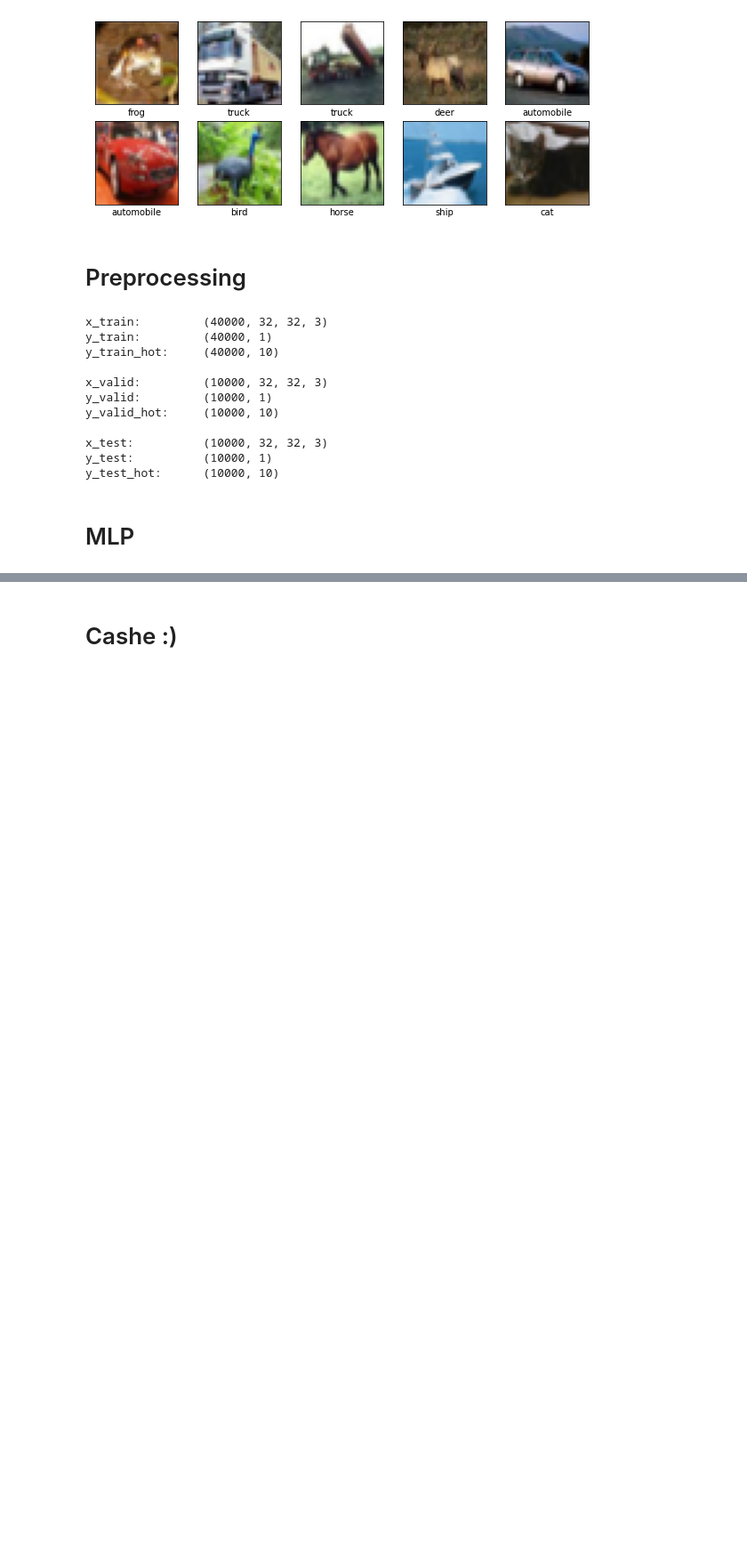
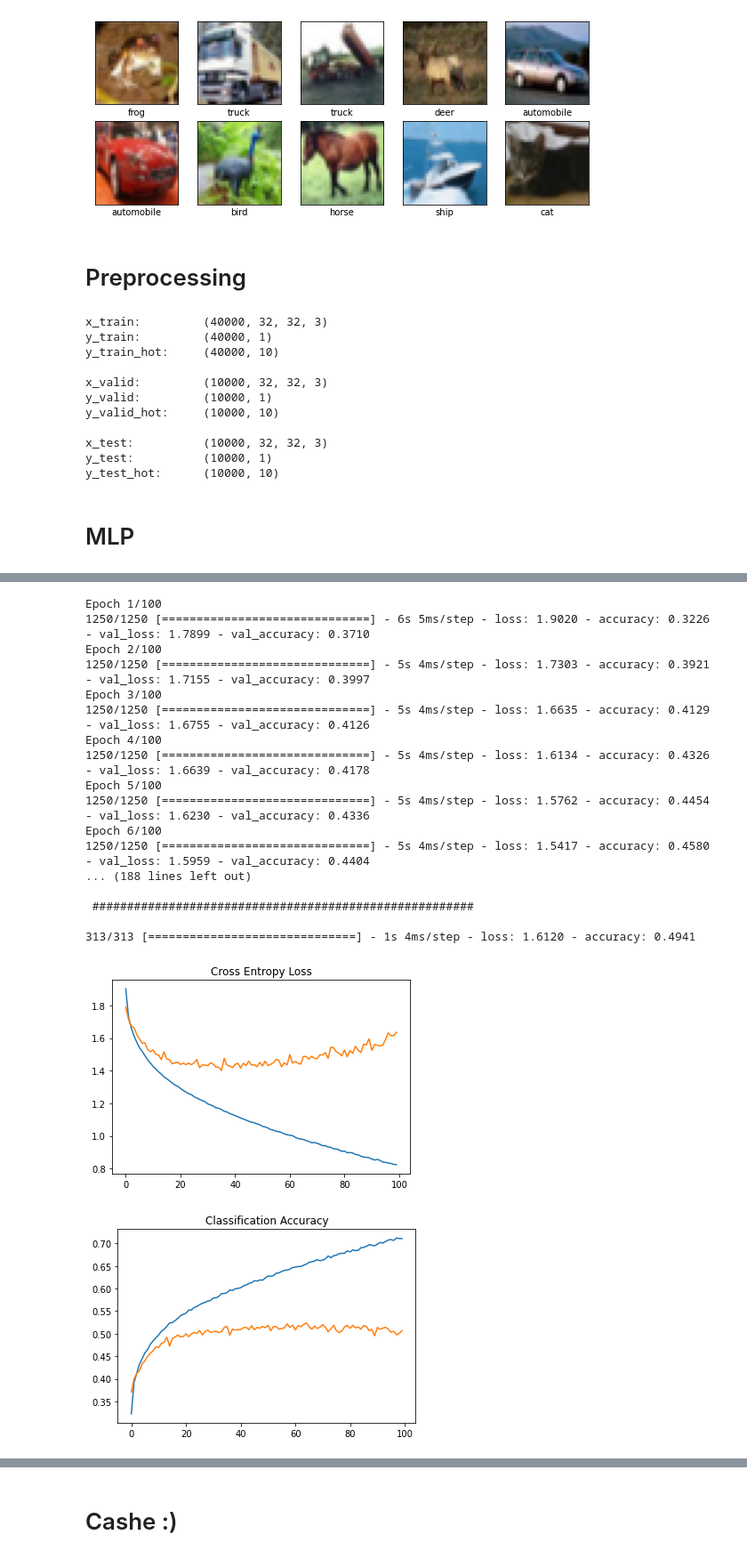
Before and after one commit to milad-s5/DL_HW2, a Jupyter notebook: DL_HW2.ipynb, the cells around one changed output, grey strips where cells are left out. Shown at 89% size. Saved outputs shown, nothing was run; the diff lists cells and outputs as text; code cells hidden in the pictures; blank space fills up the shorter version.

```diff
--- a/DL_HW2.ipynb
+++ b/DL_HW2.ipynb
@@ -152,0 +180,39 @@ Epoch 100/100
+# %%
+model = Sequential()    # actually tf.keras.models.Sequential
+
+model.add(Flatten(input_shape = x_train.shape[1:]))
+model.add(Dense(128, activation = 'relu'))
+model.add(Dense(10, activation = 'softmax'))
+
+# ===================================================================
+opt = SGD(learning_rate=0.001, momentum=0.9)
+model.compile(optimizer = opt, loss = 'categorical_crossentropy', metrics = 'accuracy')
+
+# ===================================================================
+
+history = model.fit(x_train, y_train_hot, epochs = 100, validation_data = (x_valid, y_valid_hot))
+
+print('\n ####################################################### \n')
+_, acc = model.evaluate(x_test, y_test_hot, verbose=1)
+
+plot_curves(history)
+# %% [output]
+Epoch 1/100
+1250/1250 [==============================] - 6s 5ms/step - loss: 1.9020 - accuracy: 0.3226 - val_loss: 1.7899 - val_accuracy: 0.3710
+Epoch 2/100
+1250/1250 [==============================] - 5s 4ms/step - loss: 1.7303 - accuracy: 0.3921 - val_loss: 1.7155 - val_accuracy: 0.3997
+Epoch 3/100
+1250/1250 [==============================] - 5s 4ms/step - loss: 1.6635 - accuracy: 0.4129 - val_loss: 1.6755 - val_accuracy: 0.4126
+Epoch 4/100
+1250/1250 [==============================] - 5s 4ms/step - loss: 1.6134 - accuracy: 0.4326 - val_loss: 1.6639 - val_accuracy: 0.4178
+Epoch 5/100
+1250/1250 [==============================] - 5s 4ms/step - loss: 1.5762 - accuracy: 0.4454 - val_loss: 1.6230 - val_accuracy: 0.4336
+Epoch 6/100
+1250/1250 [==============================] - 5s 4ms/step - loss: 1.5417 - accuracy: 0.4580 - val_loss: 1.5959 - val_accuracy: 0.4404
+... (188 lines left out)
+
+ #######################################################
+
+313/313 [==============================] - 1s 4ms/step - loss: 1.6120 - accuracy: 0.4941
+[figure, added]
+[figure, added]
```
Also changed, not shown: parts of 72 cells of this notebook.
